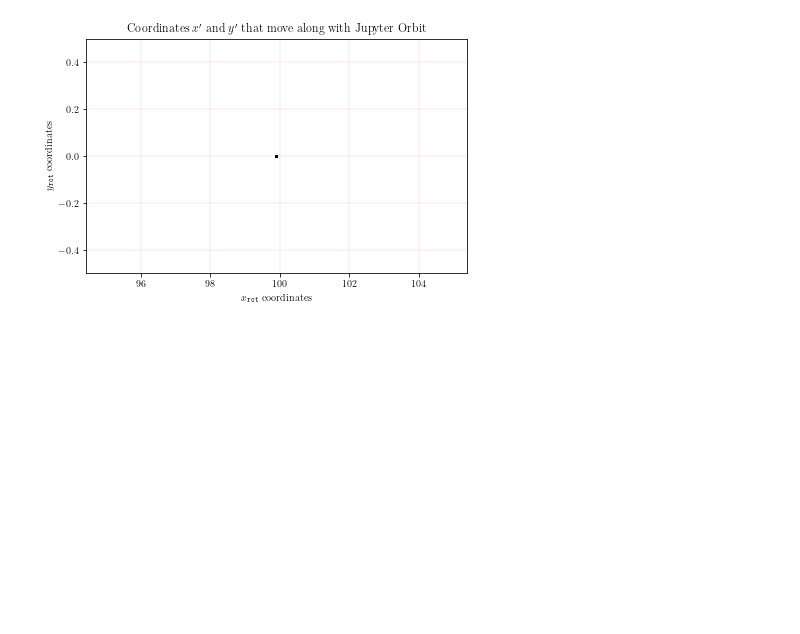
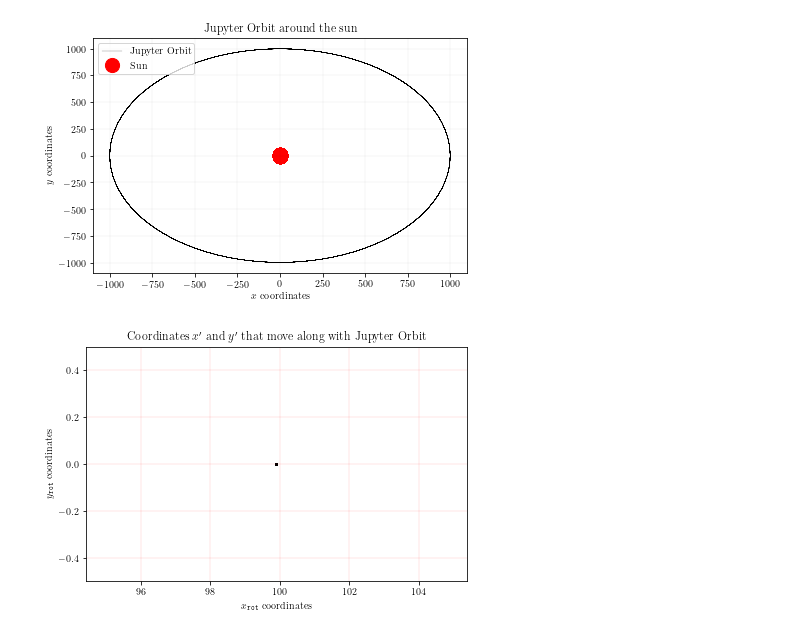
Before and after one commit to srivasb/Trojan_Planets, a Jupyter notebook: Plotting.ipynb, the cells around one changed output. Cells and saved outputs as stored; diff of their text form; code cells hidden in the pictures; blank space fills up the shorter version.

```diff
--- a/Plotting.ipynb
+++ b/Plotting.ipynb
@@ -31,6 +31,27 @@ columns=['x1','y1']
 df=pd.read_table('b.dat',sep=r'\s+',names=columns,dtype='a',engine='python')
 for col in df.columns[:]:
     df[col]=pd.to_numeric(df[col],errors='coerce')
+# %%
+columns=['x0','y0','x1','y1']
+df1=pd.read_table('a.dat',sep=r'\s+',names=columns,dtype='a',engine='python')
+for col in df1.columns[:]:
+    df1[col]=pd.to_numeric(df1[col],errors='coerce')
+
+
+fig = plt.figure()
+ax = plt.gca()
+plt.plot(df1.x1,df1.y1,color='k',lw=0.2)
+plt.scatter(df1.x0,df1.y0,c='r',s=200)
+plt.grid(color='k', linestyle='-', linewidth=0.1,alpha=0.35)
+plt.title(r'Jupyter Orbit around the sun')
+plt.xlabel(r'$x$ coordinates')
+plt.ylabel(r'$y$ coordinates')
+ax.legend(['Jupyter Orbit',r'Sun'],loc=0)
+plt.tight_layout(0.5)
+plt.show()
+#plt.savefig("a.pdf")
+# %% [output]
+[figure, added]
 # %%
 fig = plt.figure()
 ax = plt.gca()
```
Also changed, not shown: 8 other files.
